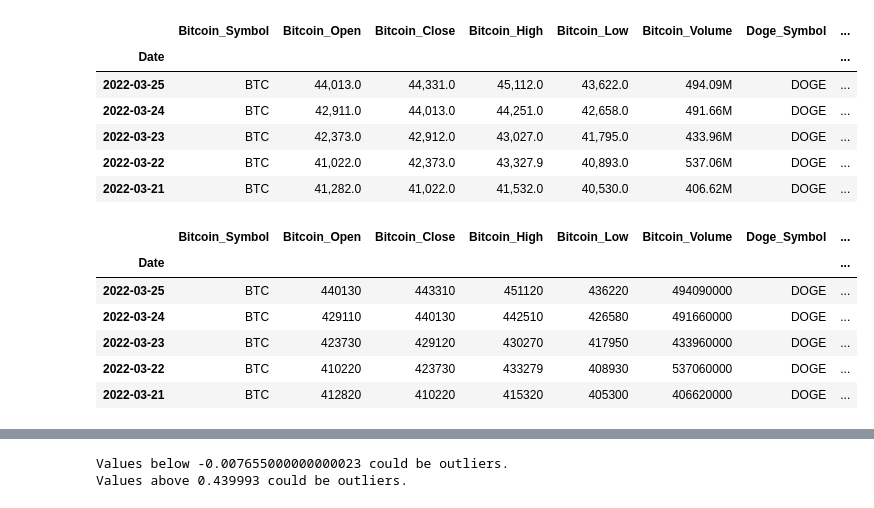
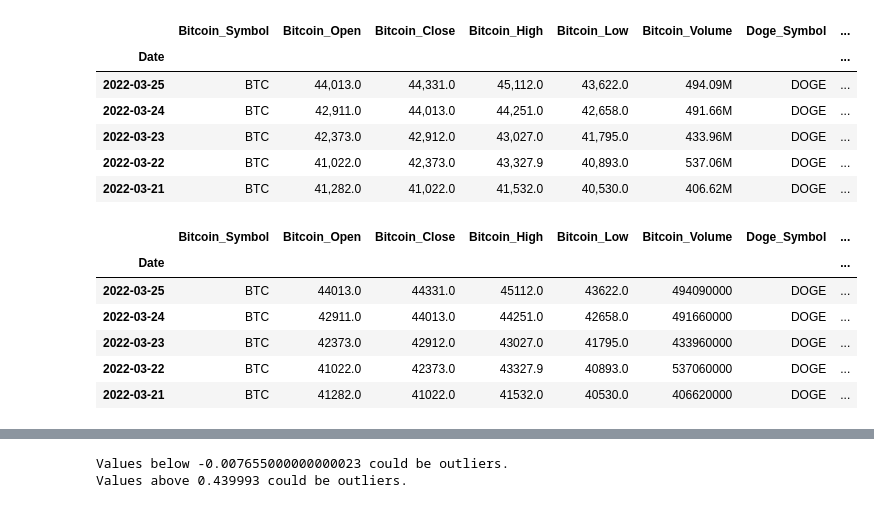
Before and after one commit to MarkWerden/Project-2, a Jupyter notebook: project2.ipynb, the cells around one changed output, grey strips where cells are left out. Saved outputs shown, nothing was run; the diff lists cells and outputs as text; code cells hidden in the pictures.

```diff
--- a/project2.ipynb
+++ b/project2.ipynb
@@ -161,19 +161,23 @@ blockchain_data.head()
 | 2022-03-21 | BTC | 41,282.0 | 41,022.0 | 41,532.0 | 40,530.0 | 406.62M | DOGE | ... |
 # %%
 for col in blockchain_data.columns:
-    if "Symbol" not in col and "Dogecoin" not in col: #and "Volume" not in col:
+    if "Symbol" not in col and "Dogecoin" not in col and "Volume" not in col:
         blockchain_data[col] = blockchain_data[col].astype(str).str.replace(",","")
+        blockchain_data[col] = pd.to_numeric(blockchain_data[col])
+
+    elif "Volume" in col:
         blockchain_data[col] = blockchain_data[col].astype(str).str.replace(".","")
         blockchain_data[col] = blockchain_data[col].astype(str).str.replace("M","0000")
         blockchain_data[col] = blockchain_data[col].astype(str).str.replace("B","000000000")
         blockchain_data[col] = blockchain_data[col].astype(str).str.replace("K","00")
         blockchain_data[col] = pd.to_numeric(blockchain_data[col])
+
 blockchain_data.head()
 # %% [output]
 |  | Bitcoin_Symbol | Bitcoin_Open | Bitcoin_Close | Bitcoin_High | Bitcoin_Low | Bitcoin_Volume | Doge_Symbol | ... |
 | Date |  |  |  |  |  |  |  | ... |
-| 2022-03-25 | BTC | 440130 | 443310 | 451120 | 436220 | 494090000 | DOGE | ... |
-| 2022-03-24 | BTC | 429110 | 440130 | 442510 | 426580 | 491660000 | DOGE | ... |
-| 2022-03-23 | BTC | 423730 | 429120 | 430270 | 417950 | 433960000 | DOGE | ... |
-| 2022-03-22 | BTC | 410220 | 423730 | 433279 | 408930 | 537060000 | DOGE | ... |
-| 2022-03-21 | BTC | 412820 | 410220 | 415320 | 405300 | 406620000 | DOGE | ... |
+| 2022-03-25 | BTC | 44013.0 | 44331.0 | 45112.0 | 43622.0 | 494090000 | DOGE | ... |
+| 2022-03-24 | BTC | 42911.0 | 44013.0 | 44251.0 | 42658.0 | 491660000 | DOGE | ... |
+| 2022-03-23 | BTC | 42373.0 | 42912.0 | 43027.0 | 41795.0 | 433960000 | DOGE | ... |
+| 2022-03-22 | BTC | 41022.0 | 42373.0 | 43327.9 | 40893.0 | 537060000 | DOGE | ... |
+| 2022-03-21 | BTC | 41282.0 | 41022.0 | 41532.0 | 40530.0 | 406620000 | DOGE | ... |
```
Also changed, not shown: parts of 3 cells of this notebook.
